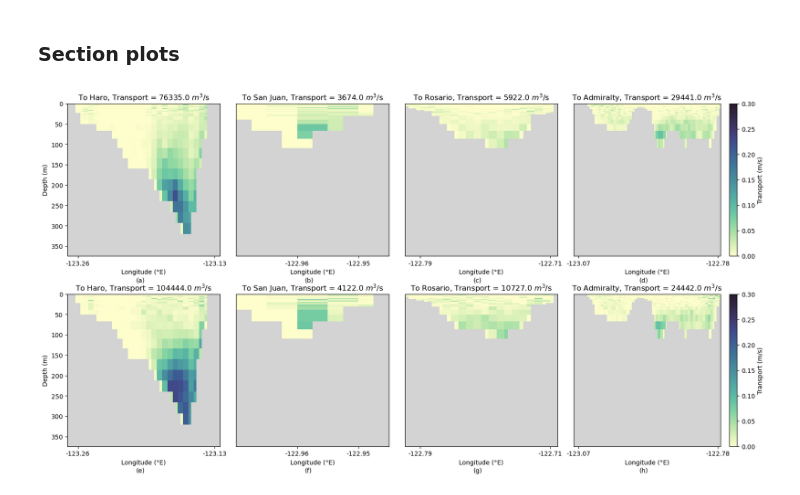
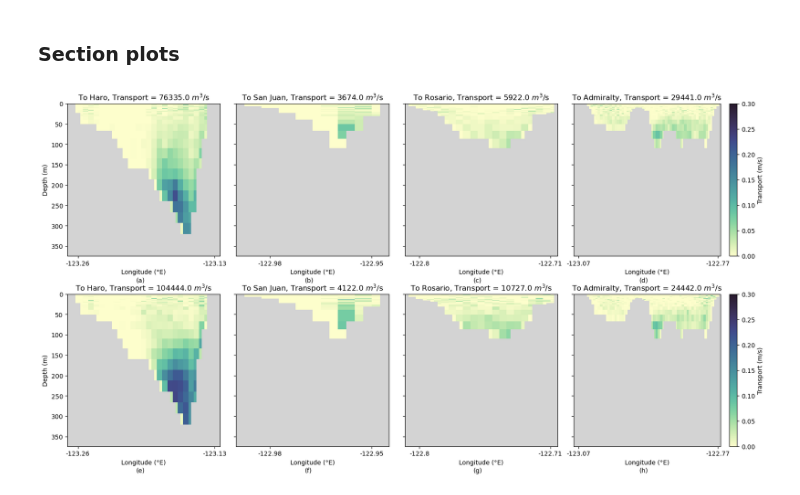
Before and after one commit to SalishSeaCast/analysis-camryn, a Jupyter notebook: Ariane/sum_wint_sectionplots.ipynb, the cells around one changed output. Saved outputs shown, nothing was run; the diff lists cells and outputs as text; code cells hidden in the pictures.

Commit message:
more figures

```diff
--- a/Ariane/sum_wint_sectionplots.ipynb
+++ b/Ariane/sum_wint_sectionplots.ipynb
@@ -20,7 +20,7 @@ from matplotlib.patches import Rectangle
 #Function to extract data from 1 section
 def get_secdata(datafile,sectionnum):
 
-    variables = ['final_salt','final_transp','final_lon','final_lat','final_depth','final_section','final_z','final_temp','init_lon','init_z','init_salt','init_temp']
+    variables = ['final_salt','final_transp','final_lon','final_lat','final_depth','final_section','final_z','final_temp','init_lon','init_z','init_salt','init_temp','init_transp']
 
     dict_var = {}
 
@@ -142,4 +142,4 @@ def plotCS(axv,lonsec,zsec,transpsec,lonW,lonE,latgridi,depi,vmax,time,title,cbl
         axv.set_ylabel('Depth (m)')
 
     else:
-        axv.set_yticks([])
+        axv.set_yticklabels([])
@@ -201,7 +247,7 @@ datafpr07 = xr.open_dataset('/ocean/cstang/MOAD/analysis-camryn/Ariane/forPR_jul
 
 ##Backwards
 # Jan
-databg1 = xr.open_dataset('/ocean/cstang/MOAD/analysis-camryn/Ariane/backgulf1_jan18/back_straight_01jan18_s7t28/ariane_positions_quantitative.nc')
+databg1 = xr.open_dataset('/ocean/cstang/MOAD/analysis-camryn/Ariane/backgulf1_jan18/back_straight_01jan18_s7t21_check/ariane_positions_quantitative.nc')
 databg2 = xr.open_dataset('/ocean/cstang/MOAD/analysis-camryn/Ariane/backgulf2_jan18/back_straight_01jan18_s7t28/ariane_positions_quantitative.nc')
 databhspr = xr.open_dataset('/ocean/cstang/MOAD/analysis-camryn/Ariane/backharoPR_jan18/back_straight_01jan18_s7t28/ariane_positions_quantitative.nc')
 databsjpr = xr.open_dataset('/ocean/cstang/MOAD/analysis-camryn/Ariane/backsjcPR_jan18/back_straight_01jan18_s7t28/ariane_positions_quantitative.nc')
@@ -223,7 +269,7 @@ data_dict = {'datafvs':data,'datafas':datafas,'datafds':datafds,'datafrsvs':data
              'datafpr':datafpr,'datafg1':datafg1,'datafg2':datafg2,'datafrspr':datafrspr,'datafsjpr':datafsjpr,'datafhspr':datafhspr,
              'datafpr07':datafpr07,'datafg107':datafg107,'datafg207':datafg207,'datafrspr07':datafrspr07,'datafsjpr07':datafsjpr07,'datafhspr07':datafhspr07,
              'databpr':databpr,'databg1':databg1,'databg2':databg2,'databrspr':databrspr,'databsjpr':databsjpr,'databhspr':databhspr,
-             'databpr07':databpr07,'databg107':databg107,'databg207':databg207,'databrspr07':databrspr07,'databsjpr07':databsjpr07,'databhspr07':databhspr07,
+             'databpr07':databpr07,'databg107':databg107,'databg207':databg207,'databrspr07':databrspr07,'databsjpr07':databsjpr07,'databhspr07':databhspr07
 }
 # %% [markdown]
 ### Section plots
@@ -243,15 +289,18 @@ sjcfvs_jul = get_secdata(data_dict['datafvs07'],5)
 lonWharo = 215
 lonEharo = 245
 latharo = 300
-lonWros=284
+lonWros=283
 lonEros=305
 latros = 267
 latsjc = 282
-lonWsjc = 262
+lonWsjc = 258
 lonEsjc = 268
 lonWadm = 200
-lonEadm = 260
+lonEadm = 262
 latadm = 218
+lonWg1 = 235
+lonEg1 = 253
+latg1 = 386
 
 section_transp = []
 section_transp_jul = []
@@ -279,31 +328,31 @@ plotCS(ax1,harofvs['final_lon'],harofvs['final_z'],harofvs['final_transp'],lonWh
 plotCS(ax2,sjcfvs['final_lon'],sjcfvs['final_z'],sjcfvs['final_transp'],lonWsjc,lonEsjc,latsjc,38,0.3,time,title2,False,False)
 plotCS(ax3,rosfvs['final_lon'],rosfvs['final_z'],rosfvs['final_transp'],lonWros,lonEros,latros,38,0.3,time,title3,False,False)
 plotCS(ax4,admfvs['final_lon'],admfvs['final_z'],admfvs['final_transp'],lonWadm,lonEadm,latadm,38,0.3,time,title4,True,False)
 # plotCS2(ax2,sjcfvs['final_lon'],sjcfvs['final_z'],sjcfvs['final_transp'],lonWsjc,lonEsjc,latsjc,38,0.3,time,title,True,True);
 
 ax1.text(0.45, -0.17, "(a)", transform=ax1.transAxes)
 ax2.text(0.45, -0.17, "(b)", transform=ax2.transAxes)
 ax3.text(0.45, -0.17, "(c)", transform=ax3.transAxes)
 ax4.text(0.45, -0.17, "(d)", transform=ax4.transAxes)
 
 title = f'To Haro, Transport = {np.round(section_transp_jul[5],0)} $m^3$/s'
 title2 = f'To San Juan, Transport = {np.round(section_transp_jul[4],0)} $m^3$/s'
 title3 = f'To Rosario, Transport = {np.round(section_transp_jul[3],0)} $m^3$/s'
 title4 = f'To Admiralty, Transport = {np.round(section_transp_jul[1],0)} $m^3$/s'
 
 plotCS(ax5,harofvs_jul['final_lon'],harofvs_jul['final_z'],harofvs_jul['final_transp'],lonWharo,lonEharo,latharo,38,0.3,time,title,False,True)
 plotCS(ax6,sjcfvs_jul['final_lon'],sjcfvs_jul['final_z'],sjcfvs_jul['final_transp'],lonWsjc,lonEsjc,latsjc,38,0.3,time,title2,False,False)
 plotCS(ax7,rosfvs_jul['final_lon'],rosfvs_jul['final_z'],rosfvs_jul['final_transp'],lonWros,lonEros,latros,38,0.3,time,title3,False,False)
 plotCS(ax8,admfvs_jul['final_lon'],admfvs_jul['final_z'],admfvs_jul['final_transp'],lonWadm,lonEadm,latadm,38,0.3,time,title4,True,False)
 # plotCS2(ax2,sjcfvs['final_lon'],sjcfvs['final_z'],sjcfvs['final_transp'],lonWsjc,lonEsjc,latsjc,38,0.3,time,title,True,True);
 
 ax5.text(0.45, -0.17, "(e)", transform=ax5.transAxes)
 ax6.text(0.45, -0.17, "(f)", transform=ax6.transAxes)
 ax7.text(0.45, -0.17, "(g)", transform=ax7.transAxes)
 ax8.text(0.45, -0.17, "(h)", transform=ax8.transAxes)
 
 fig.subplots_adjust(wspace=0.1, hspace=0.25)
 
 fig.savefig('/ocean/cstang/MOAD/analysis-camryn/Figures/forwardVS_section.png',bbox_inches='tight')
 # %% [output]
-[figure, old version]
+[figure, new version]
```
Also changed, not shown: parts of 16 cells of this notebook.
